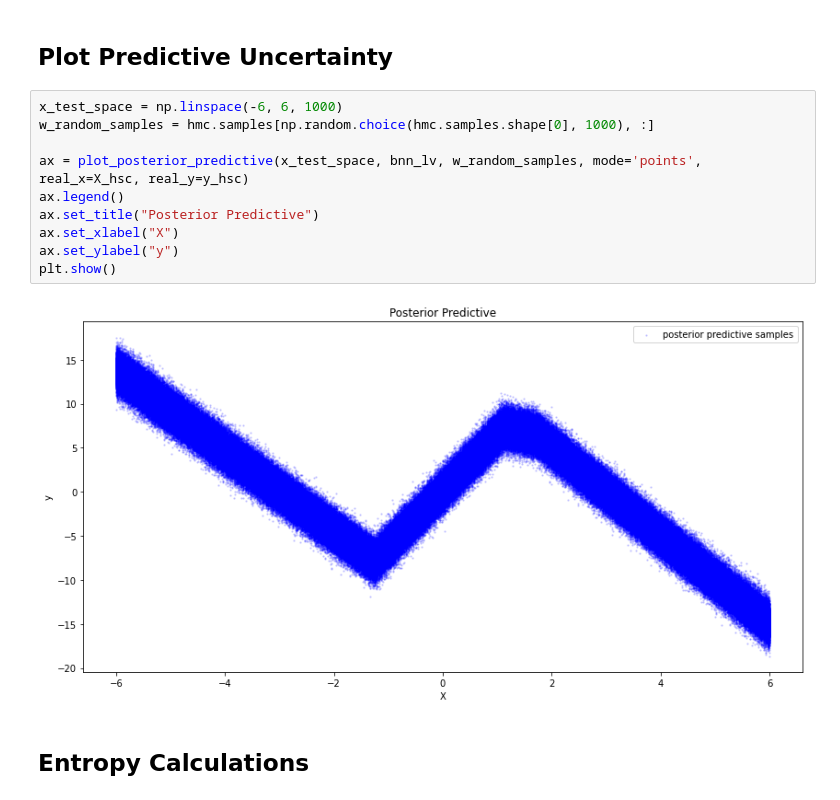
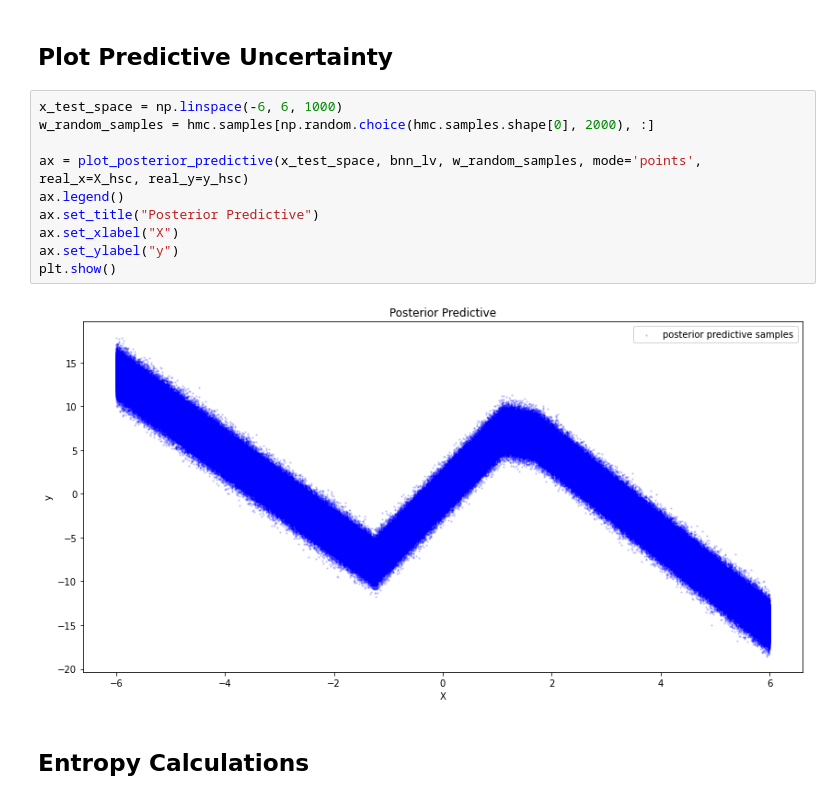
Before and after one commit to 2020fa-207-final-project/decomposition-of-uncertainty, a Jupyter notebook: notebooks/demo_decomposition.ipynb, the cells around one changed output. Saved outputs shown, nothing was run; the diff lists cells and outputs as text.

```diff
--- a/notebooks/demo_decomposition.ipynb
+++ b/notebooks/demo_decomposition.ipynb
@@ -50,16 +52,16 @@ Loaded HMC state : ../data/hmc/heteroscedastic_run1.json .
 ## Plot Predictive Uncertainty
 # %%
 x_test_space = np.linspace(-6, 6, 1000)
-w_random_samples = hmc.samples[np.random.choice(hmc.samples.shape[0], 1000), :]
+w_random_samples = hmc.samples[np.random.choice(hmc.samples.shape[0], 2000), :]
 
 ax = plot_posterior_predictive(x_test_space, bnn_lv, w_random_samples, mode='points', real_x=X_hsc, real_y=y_hsc)
 ax.legend()
 ax.set_title("Posterior Predictive")
 ax.set_xlabel("X")
 ax.set_ylabel("y")
 plt.show()
 # %% [output]
-[figure, old version]
+[figure, new version]
 # %% [markdown]
 ## Entropy Calculations
 # %% [markdown]
```
Also changed, not shown: parts of 7 cells of this notebook.
